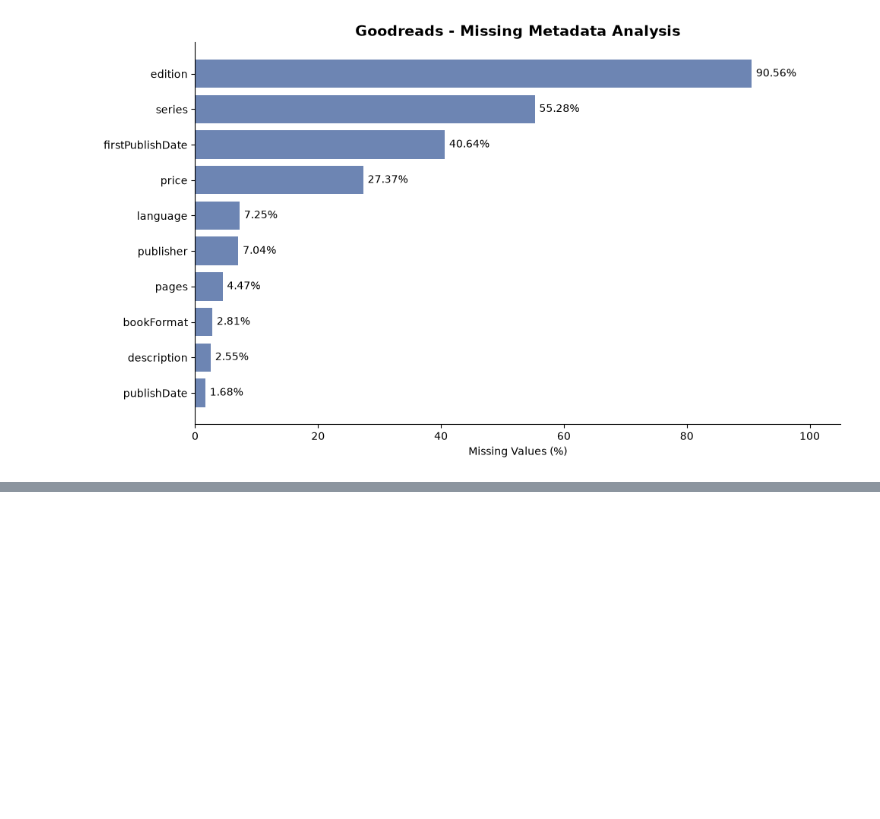
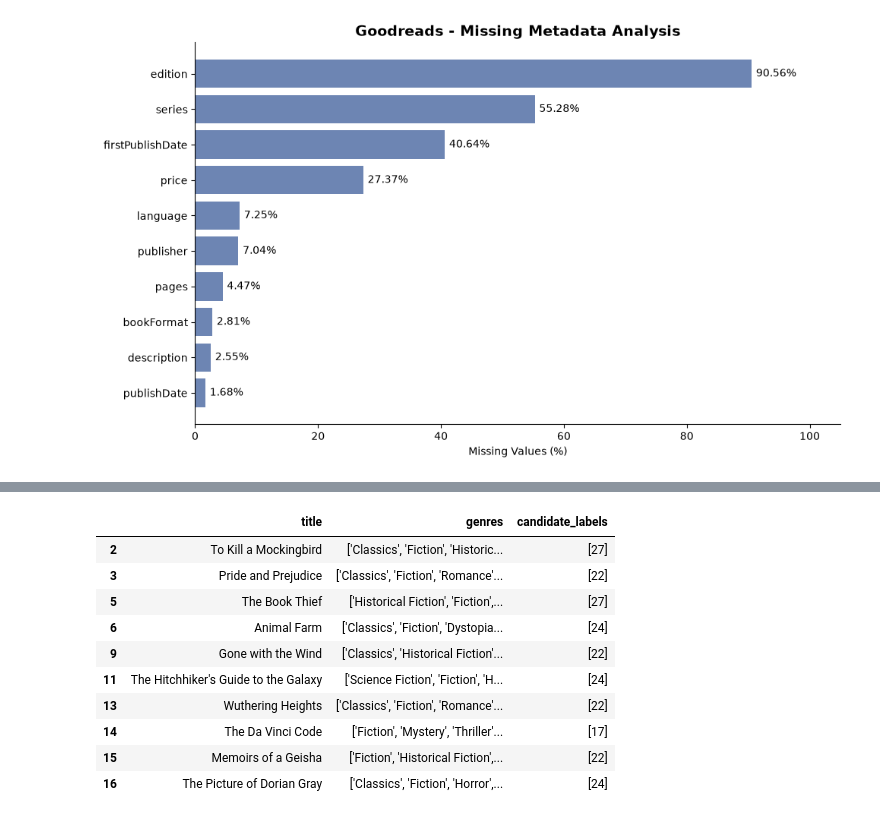
Before and after one commit to amineazra/book-cover-classification-bookstat, a Jupyter notebook: notebooks/02_secondary_dataset_exploration.ipynb, the cells around one changed output, grey strips where cells are left out. Saved outputs shown, nothing was run; the diff lists cells and outputs as text; code cells hidden in the pictures; blank space fills up the shorter version.

```diff
--- a/notebooks/02_secondary_dataset_exploration.ipynb
+++ b/notebooks/02_secondary_dataset_exploration.ipynb
@@ -368,0 +373,75 @@ plt.show()
+# %%
+# Goodreads türlerini BookCover30 sınıflarıyla eşleştirme
+
+genre_to_label = {
+    "Romance": 22,
+    "Fantasy": 24,
+    "Science Fiction": 24,
+    "Mystery": 17,
+    "Thriller": 17,
+    "Young Adult": 27
+}
+
+label_names = {
+    17: "Mystery, Thriller & Suspense",
+    22: "Romance",
+    24: "Science Fiction & Fantasy",
+    27: "Teen & Young Adult"
+}
+
+# Bir kitabın eşleştiği farklı sınıfları bul
+def get_candidate_labels(genres):
+    return sorted({
+        genre_to_label[genre]
+        for genre in genres
+        if genre in genre_to_label
+    })
+
+# Tür listesi ve kapak URL'si uygun kayıtlar
+candidate_df = goodreads_df.loc[usable_records].copy()
+
+candidate_df["candidate_labels"] = (
+    candidate_df["genre_list"].apply(get_candidate_labels)
+)
+
+candidate_df["candidate_count"] = (
+    candidate_df["candidate_labels"].apply(len)
+)
+
+print("Toplam aday kayıt:", len(candidate_df))
+
+print(
+    "Eşleşen kategori bulunamayan:",
+    (candidate_df["candidate_count"] == 0).sum()
+)
+
+print(
+    "Tek kategoriyle eşleşen:",
+    (candidate_df["candidate_count"] == 1).sum()
+)
+
+print(
+    "Birden fazla kategoriyle eşleşen:",
+    (candidate_df["candidate_count"] > 1).sum()
+)
+
+print("\nTek kategoriyle eşleşen kitapların dağılımı:")
+
+for label, name in label_names.items():
+
+    count = candidate_df["candidate_labels"].apply(
+        lambda labels: labels == [label]
+    ).sum()
+
+    print(f"{name}: {count}")
+
+print("\nÖrnek eşleşmeler:")
+
+display(
+    candidate_df[
+        candidate_df["candidate_count"] == 1
+    ][
+        ["title", "genres", "candidate_labels"]
+    ].head(10)
+)
+# %% [output]
@@ -368,0 +460,11 @@ plt.show()
+|  | title | genres | candidate_labels |
+| 2 | To Kill a Mockingbird | ['Classics', 'Fiction', 'Historic... | [27] |
+| 3 | Pride and Prejudice | ['Classics', 'Fiction', 'Romance'... | [22] |
+| 5 | The Book Thief | ['Historical Fiction', 'Fiction',... | [27] |
+| 6 | Animal Farm | ['Classics', 'Fiction', 'Dystopia... | [24] |
+| 9 | Gone with the Wind | ['Classics', 'Historical Fiction'... | [22] |
+| 11 | The Hitchhiker's Guide to the Galaxy | ['Science Fiction', 'Fiction', 'H... | [24] |
+| 13 | Wuthering Heights | ['Classics', 'Fiction', 'Romance'... | [22] |
+| 14 | The Da Vinci Code | ['Fiction', 'Mystery', 'Thriller'... | [17] |
+| 15 | Memoirs of a Geisha | ['Fiction', 'Historical Fiction',... | [22] |
+| 16 | The Picture of Dorian Gray | ['Classics', 'Fiction', 'Horror',... | [24] |
```
Also changed, not shown: parts of 12 cells of this notebook, 3 other files.
